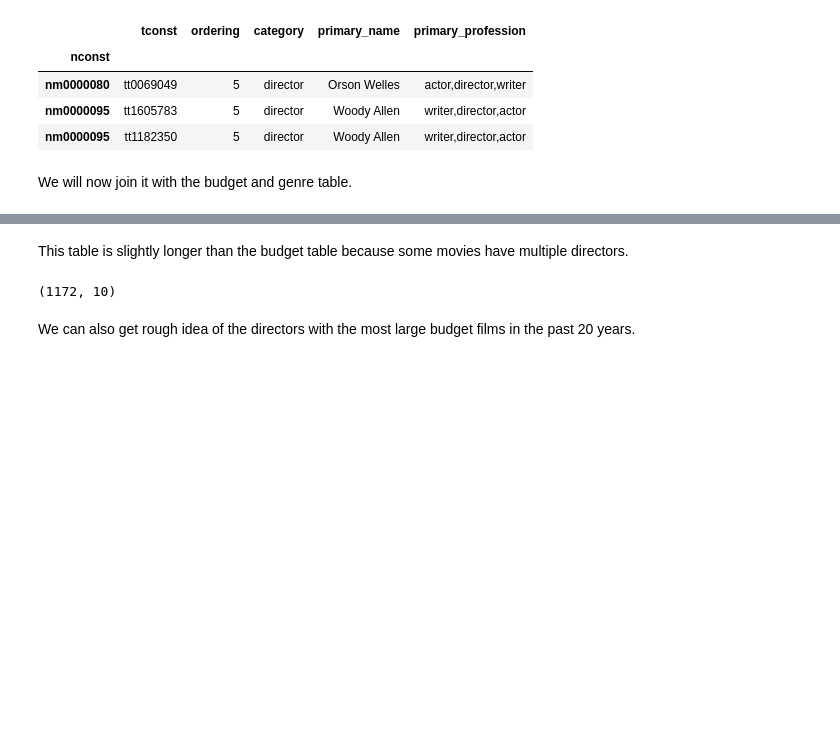
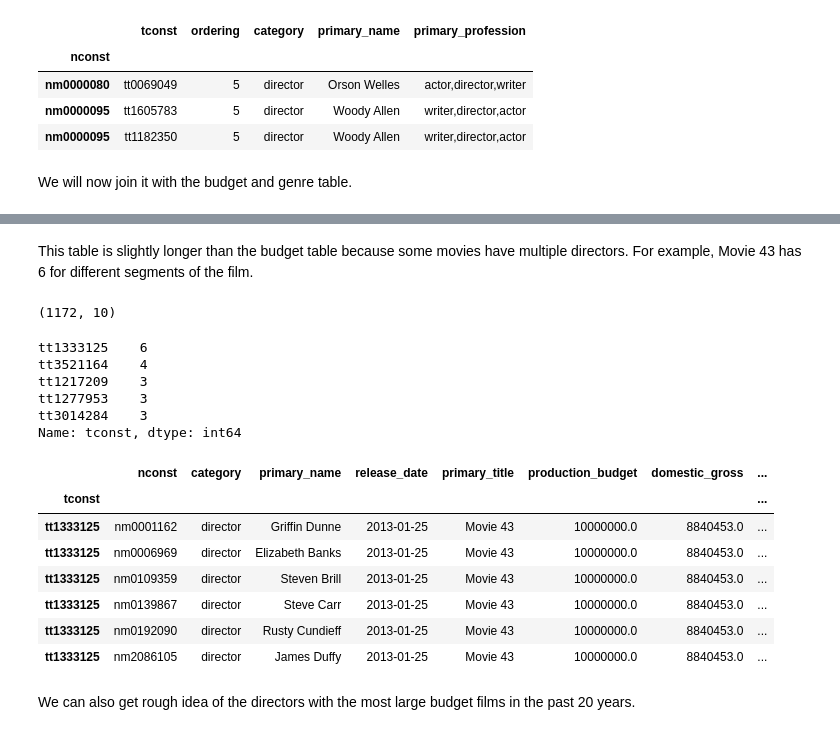
Before and after one commit to nonlocal-lia/microsoft-movie-analysis, a Jupyter notebook: microsoft-movie-analysis.ipynb, the cells around one changed output, grey strips where cells are left out. Drawn from its saved outputs; the diff is of its cells as text; code cells hidden in the pictures; blank space fills up the shorter version.

```diff
--- a/microsoft-movie-analysis.ipynb
+++ b/microsoft-movie-analysis.ipynb
@@ -251,11 +258,31 @@ complete_df.head(3)
 | tt0365907 | nm0291082 | director | Scott Frank | 2014-09-19 | A Walk Among the Tombstones | 28000000.0 | 26017685.0 | ... |
 | tt0369610 | nm1119880 | director | Colin Trevorrow | 2015-06-12 | Jurassic World | 215000000.0 | 652270625.0 | ... |
 # %% [markdown]
-This table is slightly longer than the budget table because some movies have multiple directors.
+This table is slightly longer than the budget table because some movies have multiple directors. For example, Movie 43 has 6 for different segments of the film.
 # %%
 complete_df.shape
 # %% [output]
 (1172, 10)
+# %%
+complete_df.index.value_counts()[:5]
+# %% [output]
+tt1333125    6
+tt3521164    4
+tt1217209    3
+tt1277953    3
+tt3014284    3
+Name: tconst, dtype: int64
+# %%
+complete_df[complete_df.index == 'tt1333125']
+# %% [output]
+|  | nconst | category | primary_name | release_date | primary_title | production_budget | domestic_gross | ... |
+| tconst |  |  |  |  |  |  |  | ... |
+| tt1333125 | nm0001162 | director | Griffin Dunne | 2013-01-25 | Movie 43 | 10000000.0 | 8840453.0 | ... |
+| tt1333125 | nm0006969 | director | Elizabeth Banks | 2013-01-25 | Movie 43 | 10000000.0 | 8840453.0 | ... |
+| tt1333125 | nm0109359 | director | Steven Brill | 2013-01-25 | Movie 43 | 10000000.0 | 8840453.0 | ... |
+| tt1333125 | nm0139867 | director | Steve Carr | 2013-01-25 | Movie 43 | 10000000.0 | 8840453.0 | ... |
+| tt1333125 | nm0192090 | director | Rusty Cundieff | 2013-01-25 | Movie 43 | 10000000.0 | 8840453.0 | ... |
+| tt1333125 | nm2086105 | director | James Duffy | 2013-01-25 | Movie 43 | 10000000.0 | 8840453.0 | ... |
 # %% [markdown]
 We can also get rough idea of the directors with the most large budget films in the past 20 years.
 # %%
```
Also changed, not shown: parts of 10 cells of this notebook.
